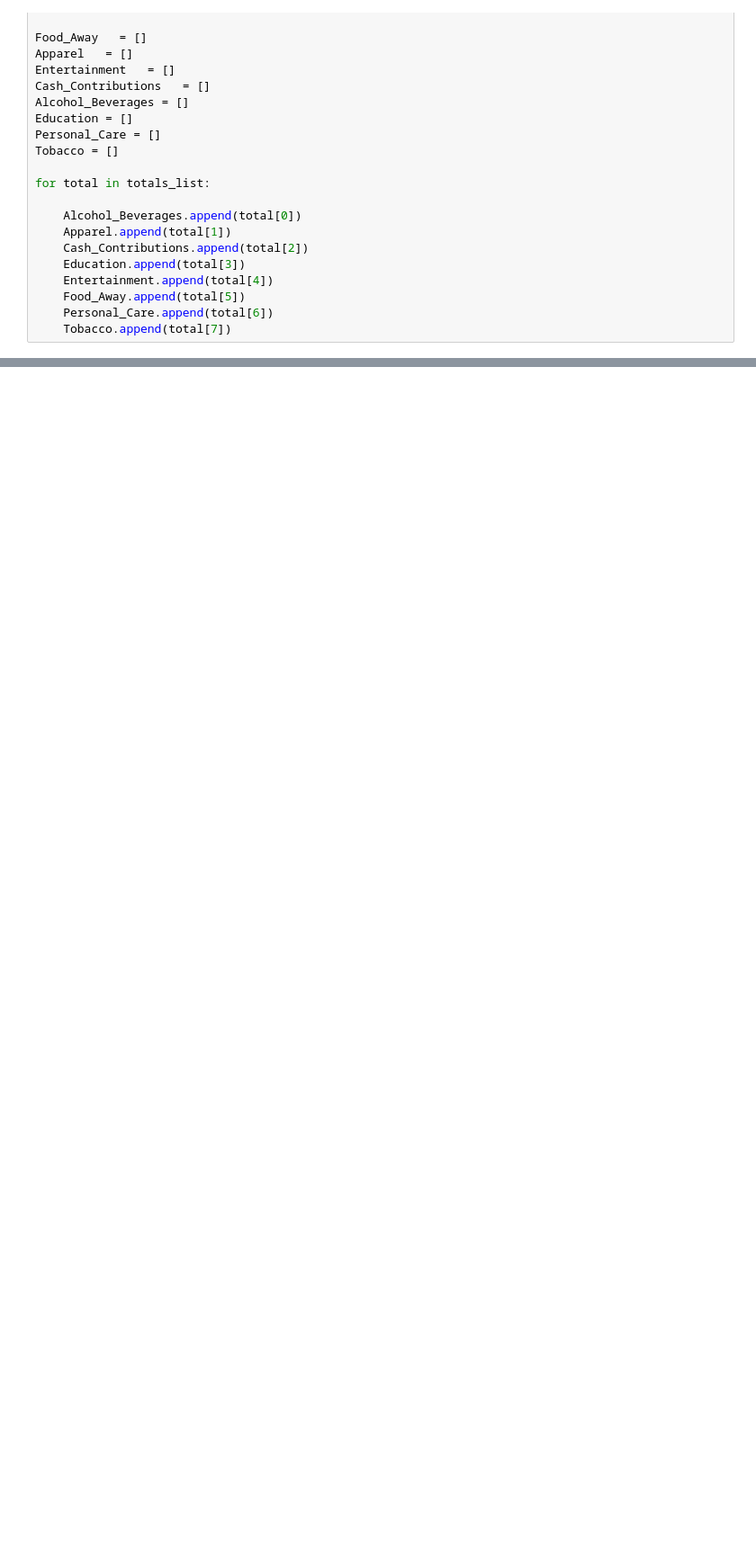
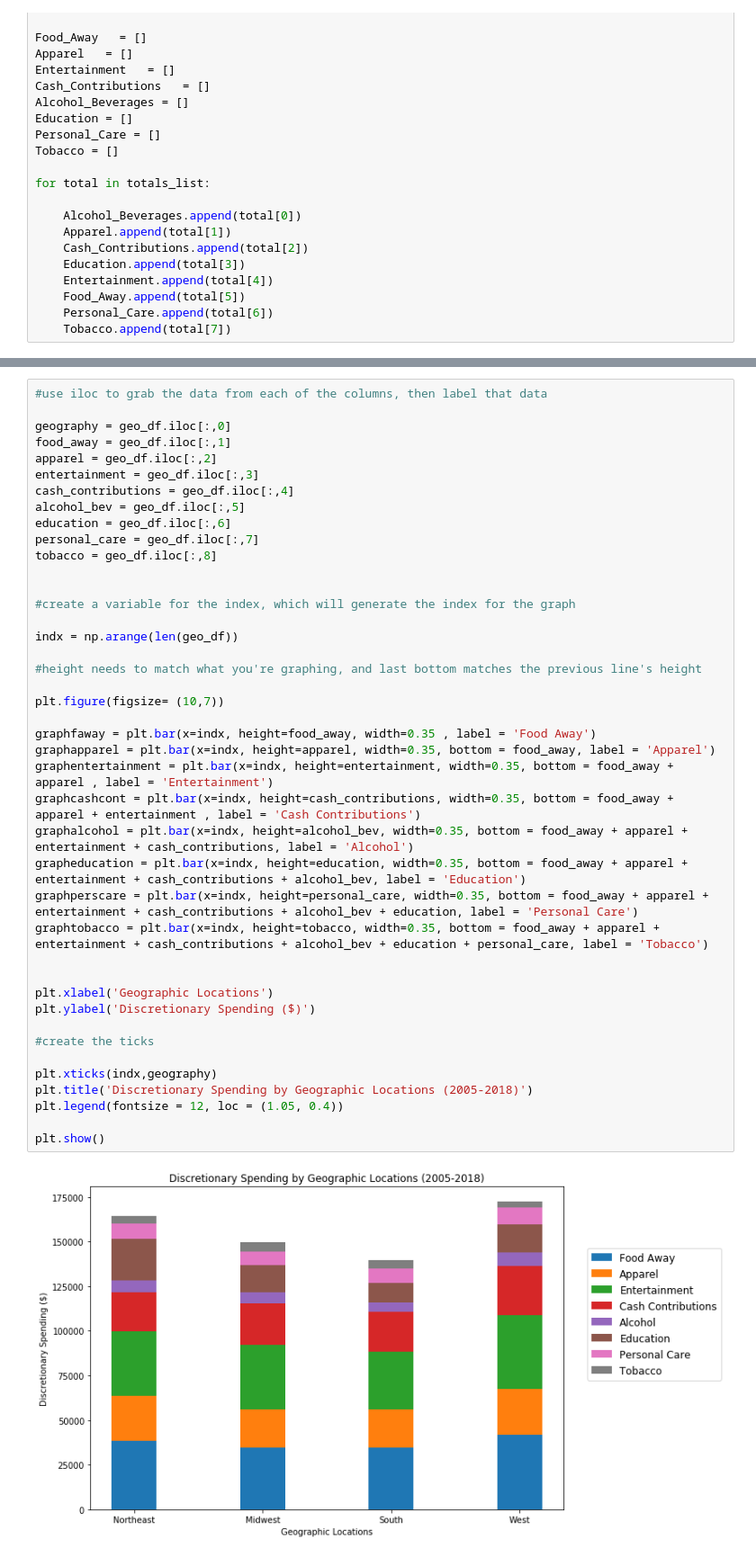
Before and after one commit to joshcoronel/discretionary-spending, a Jupyter notebook: Project_1_main.ipynb, the cells around one changed output, grey strips where cells are left out. Shown at 90% size. Drawn from its saved outputs; the diff is of its cells as text; blank space fills up the shorter version.

```diff
--- a/Project_1_main.ipynb
+++ b/Project_1_main.ipynb
@@ -448,3 +450,47 @@ geo_df
+# %%
+#use iloc to grab the data from each of the columns, then label that data
+
+geography = geo_df.iloc[:,0]
+food_away = geo_df.iloc[:,1]
+apparel = geo_df.iloc[:,2]
+entertainment = geo_df.iloc[:,3]
+cash_contributions = geo_df.iloc[:,4]
+alcohol_bev = geo_df.iloc[:,5]
+education = geo_df.iloc[:,6]
+personal_care = geo_df.iloc[:,7]
+tobacco = geo_df.iloc[:,8]
+
+
+#create a variable for the index, which will generate the index for the graph
+
+indx = np.arange(len(geo_df))
+
+#height needs to match what you're graphing, and last bottom matches the previous line's height
+
+plt.figure(figsize= (10,7))
+
+graphfaway = plt.bar(x=indx, height=food_away, width=0.35 , label = 'Food Away')
+graphapparel = plt.bar(x=indx, height=apparel, width=0.35, bottom = food_away, label = 'Apparel')
+graphentertainment = plt.bar(x=indx, height=entertainment, width=0.35, bottom = food_away + apparel , label = 'Entertainment')
+graphcashcont = plt.bar(x=indx, height=cash_contributions, width=0.35, bottom = food_away + apparel + entertainment , label = 'Cash Contributions')
+graphalcohol = plt.bar(x=indx, height=alcohol_bev, width=0.35, bottom = food_away + apparel + entertainment + cash_contributions, label = 'Alcohol')
+grapheducation = plt.bar(x=indx, height=education, width=0.35, bottom = food_away + apparel + entertainment + cash_contributions + alcohol_bev, label = 'Education')
+graphperscare = plt.bar(x=indx, height=personal_care, width=0.35, bottom = food_away + apparel + entertainment + cash_contributions + alcohol_bev + education, label = 'Personal Care')
+graphtobacco = plt.bar(x=indx, height=tobacco, width=0.35, bottom = food_away + apparel + entertainment + cash_contributions + alcohol_bev + education + personal_care, label = 'Tobacco')
+
+
+plt.xlabel('Geographic Locations')
+plt.ylabel('Discretionary Spending ($)')
+
+#create the ticks
+
+plt.xticks(indx,geography)
+plt.title('Discretionary Spending by Geographic Locations (2005-2018)')
+plt.legend(fontsize = 12, loc = (1.05, 0.4))
+
+plt.show()
+# %% [output]
+[figure, added]
 # %%
 # index   C1              C2              C3
 # 1   48692.4331  34525.0003  14020.1233
```
Also changed, not shown: parts of 2 cells of this notebook.
